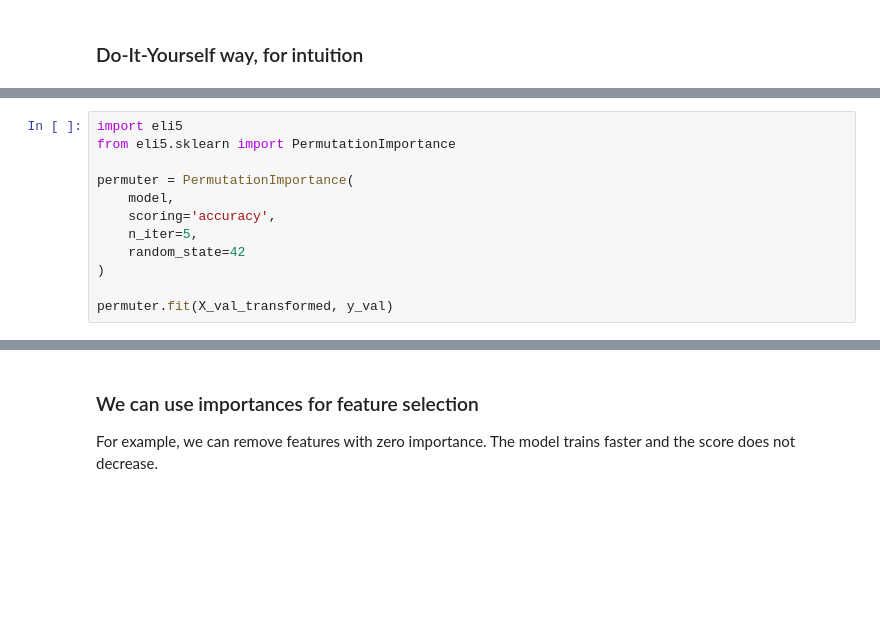
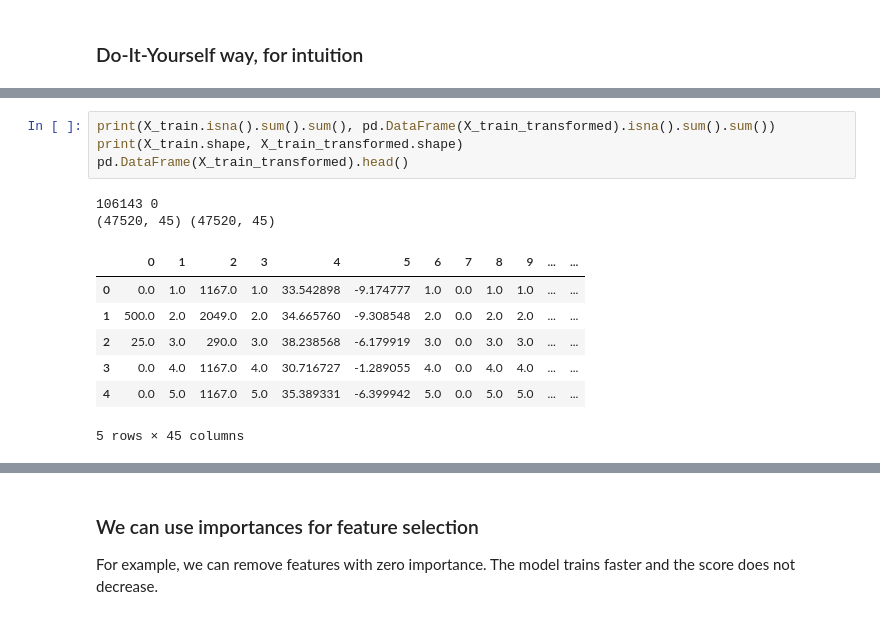
Before and after one commit to skhabiri/DS-Unit-2-Applied-Modeling, a Jupyter notebook: PermutationBoosting-m3/permutationboosting-233.ipynb, the cells around one changed output, grey strips where cells are left out. Saved outputs shown, nothing was run; the diff lists cells and outputs as text; blank space fills up the shorter version.

```diff
--- a/PermutationBoosting-m3/permutationboosting-233.ipynb
+++ b/PermutationBoosting-m3/permutationboosting-233.ipynb
@@ -269,12 +351,14 @@ model.fit(X_train_transformed, y_train)
-# %%
-import eli5
-from eli5.sklearn import PermutationImportance
-
-permuter = PermutationImportance(
-    model,
-    scoring='accuracy',
-    n_iter=5,
-    random_state=42
-)
-
-permuter.fit(X_val_transformed, y_val)
+# %%
+print(X_train.isna().sum().sum(), pd.DataFrame(X_train_transformed).isna().sum().sum())
+print(X_train.shape, X_train_transformed.shape)
+pd.DataFrame(X_train_transformed).head()
+# %% [output]
+106143 0
+(47520, 45) (47520, 45)
+|  | 0 | 1 | 2 | 3 | 4 | 5 | 6 | 7 | 8 | 9 | ... | ... |
+| 0 | 0.0 | 1.0 | 1167.0 | 1.0 | 33.542898 | -9.174777 | 1.0 | 0.0 | 1.0 | 1.0 | ... | ... |
+| 1 | 500.0 | 2.0 | 2049.0 | 2.0 | 34.665760 | -9.308548 | 2.0 | 0.0 | 2.0 | 2.0 | ... | ... |
+| 2 | 25.0 | 3.0 | 290.0 | 3.0 | 38.238568 | -6.179919 | 3.0 | 0.0 | 3.0 | 3.0 | ... | ... |
+| 3 | 0.0 | 4.0 | 1167.0 | 4.0 | 30.716727 | -1.289055 | 4.0 | 0.0 | 4.0 | 4.0 | ... | ... |
+| 4 | 0.0 | 5.0 | 1167.0 | 5.0 | 35.389331 | -6.399942 | 5.0 | 0.0 | 5.0 | 5.0 | ... | ... |
+5 rows × 45 columns
```
Also changed, not shown: parts of 28 cells of this notebook.
